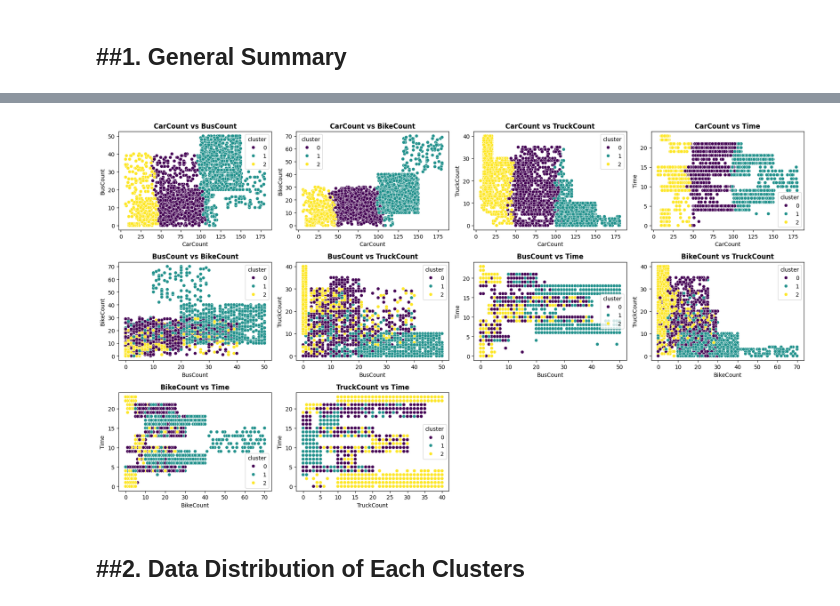
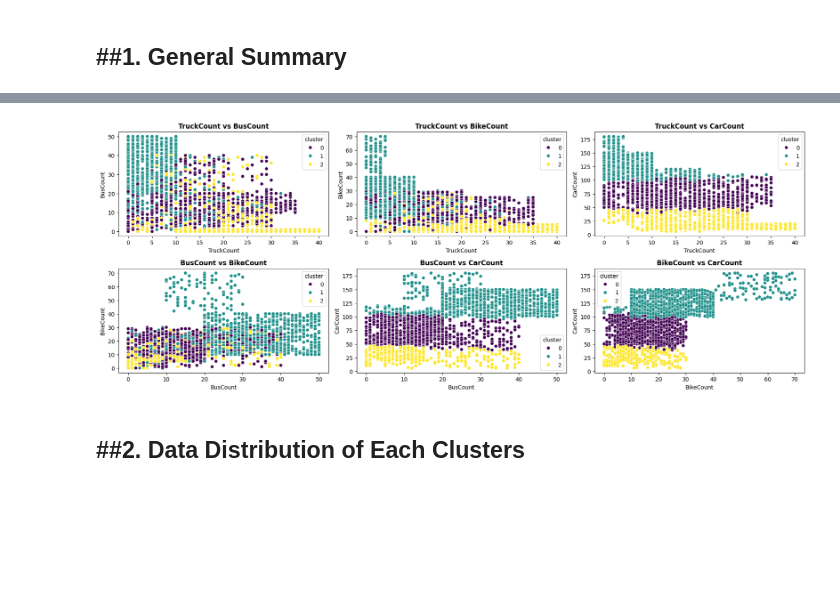
Before and after one commit to comradelouis-ftj/Traffic-Congestion-Analysis, a Jupyter notebook: DA_traffic_congestion_no8.ipynb, the cells around one changed output, grey strips where cells are left out. Cells and saved outputs as stored; diff of their text form; code cells hidden in the pictures; blank space fills up the shorter version.

Commit message:
added new feature selection and visualizations

```diff
--- a/DA_traffic_congestion_no8.ipynb
+++ b/DA_traffic_congestion_no8.ipynb
@@ -783,0 +539,2 @@ print(cols_selected)
+# %%
+df_cl = df_new[[col for col in df_new.columns if col not in ['Situation_Encoded', 'Date_agg']]]
@@ -783,0 +571,7 @@ print(cols_selected)
+# %%
+mcfs = MCFS.mcfs(df_cl.values, n_selected_features=5, k=5)
+
+result_mcfs = pd.DataFrame({
+    'result_score': mcfs.tolist()
+}, index=df_cl.columns).sort_values(by='result_score', ascending=False)
+result_mcfs
@@ -784,9 +593,11 @@ print(cols_selected)
+# %%
+cols_for_use = result_mcfs.head(11).index.tolist()
 # %% [markdown]
 ###b. K-Means Clustering
 # %%
 inertia, sil_score = [], []
 n_clusters = range(2, 10)
-df_cl = df_cl[cols_selected]
+df_cl = df_cl[cols_for_use]
 
 
 for cl in n_clusters:
@@ -843,22 +652,25 @@ df_cl_agg
 # %%
-cols_already_used = []
-cols_to_use = [col for col in df_cl.columns if col != 'cluster']
+cols_forbid = [
+    'Day of the week_Wednesday', 'Day of the week_Tuesday','Day of the week_Thursday', 'Day of the week_Sunday',
+    'Day of the week_Friday', 'Day of the week_Saturday', 'Day of the week_Monday', 'cluster'
+]
+cols_to_use = [col for col in df_cl.columns if col not in cols_forbid]
 i = 0
 
 plt.figure(figsize=(18, 10))
 for col in cols_to_use:
-  cols_already_used.append(col)
+  cols_forbid.append(col)
   for column in cols_to_use:
-    if column in cols_already_used:
+    if column in cols_forbid:
       continue
-    plt.subplot(3, 4, i+1)
+    plt.subplot(3, 3, i+1)
     sns.scatterplot(x=df_cl[col], y=df_cl[column], hue=df_cl['cluster'], palette='viridis')
     plt.title(f'{col} vs {column}', fontsize=12, fontweight='bold')
     i+=1
 plt.tight_layout()
 plt.show()
 # %% [output]
-[figure, old version]
+[figure, new version]
 # %% [markdown]
 ##**2. Data Distribution of Each Clusters**
 ---
```
Also changed, not shown: parts of 36 cells of this notebook, 1 other file.
